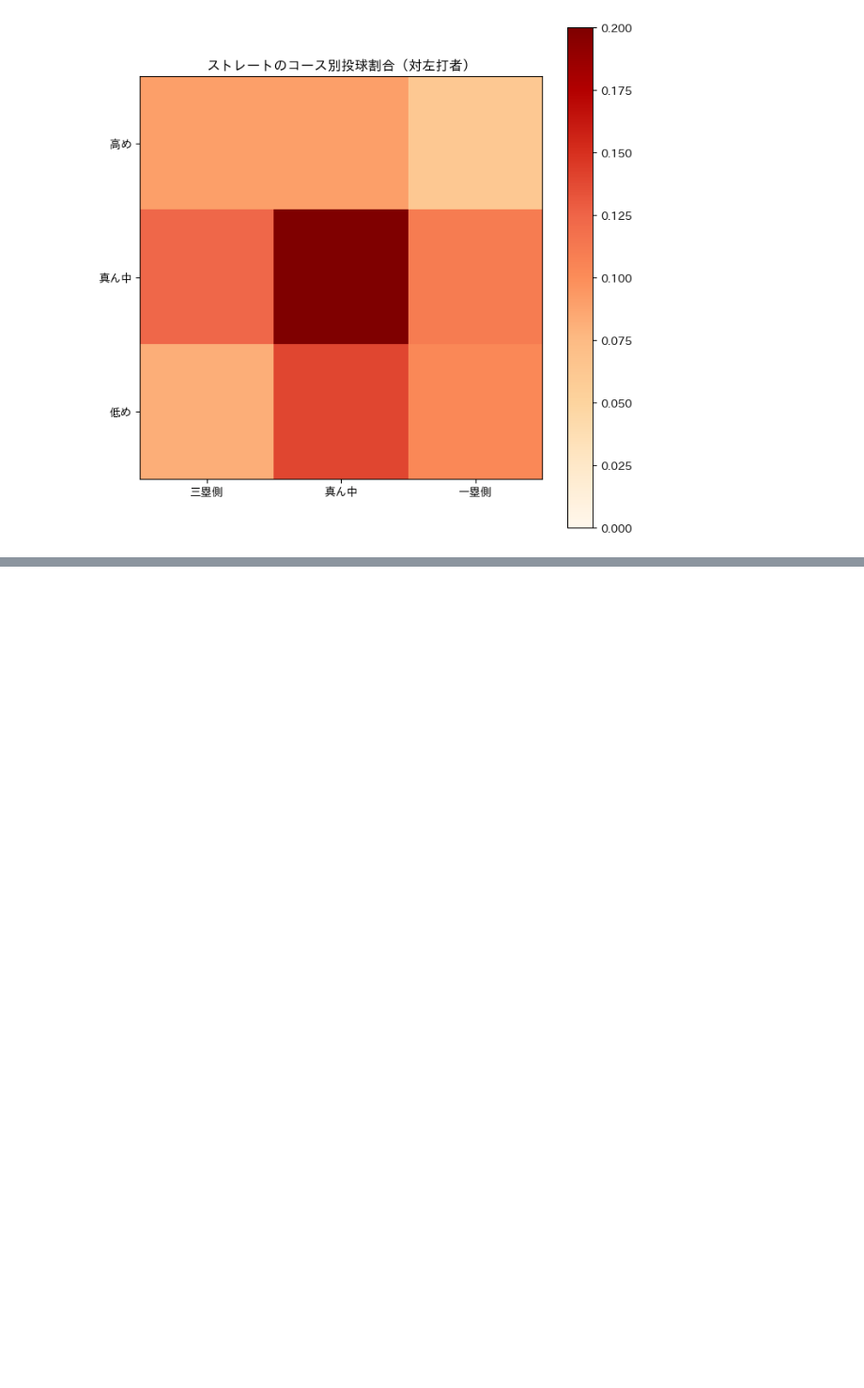
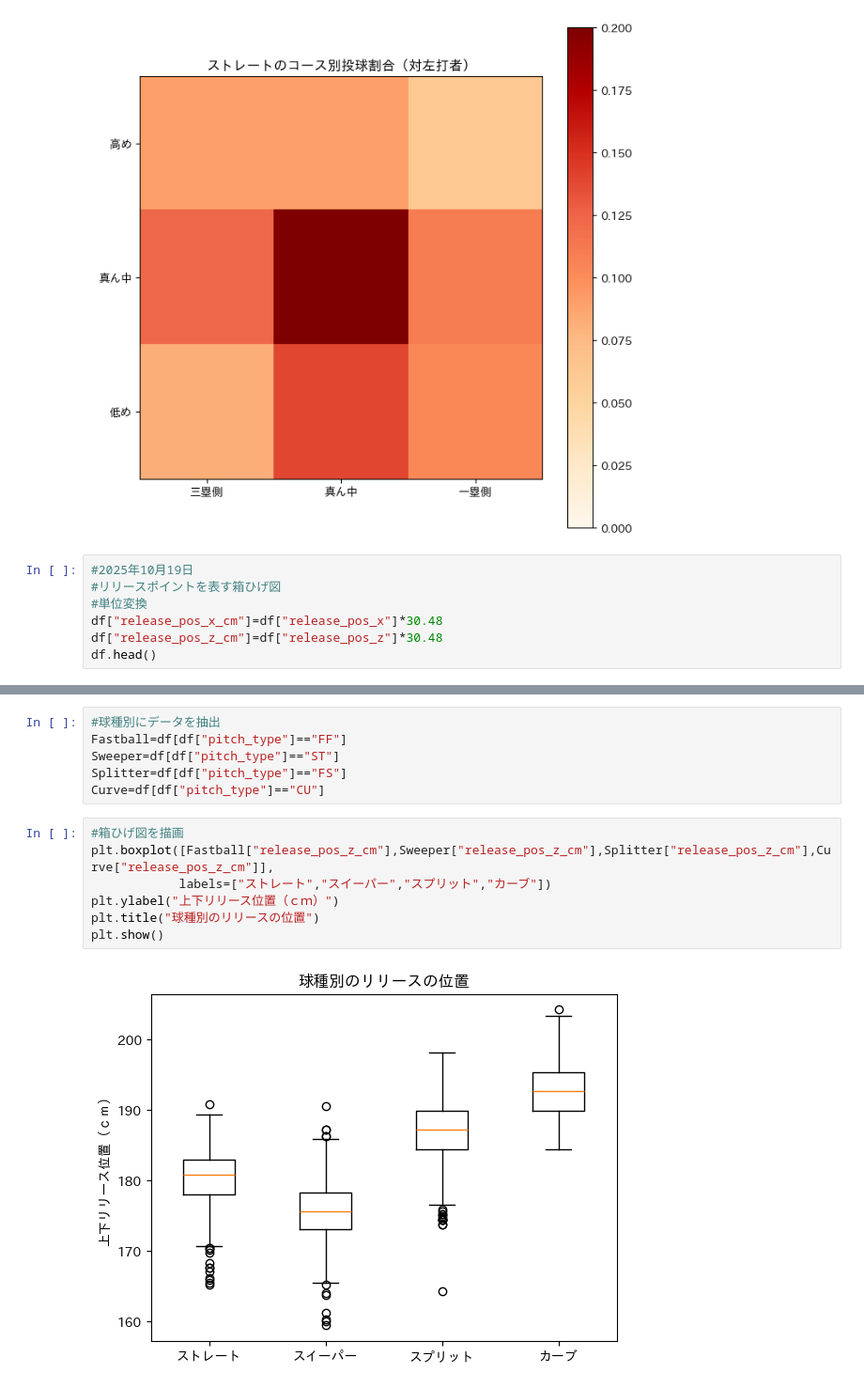
Before and after one commit to hitomitsu50/SportsData_Portfolio, a Jupyter notebook: 野球データ.ipynb, the cells around one changed output, grey strips where cells are left out. Shown: that part at 94% size. Cells and saved outputs as stored; diff of their text form; blank space fills up the shorter version.

```diff
--- a/野球データ.ipynb
+++ b/野球データ.ipynb
@@ -369,3 +374,10 @@ create_heatmap(Fastball_Left,"ストレートのコース別投球割合（対
 # %% [output]
 [figure]
 [figure]
+# %%
+#2025年10月19日
+#リリースポイントを表す箱ひげ図
+#単位変換
+df["release_pos_x_cm"]=df["release_pos_x"]*30.48
+df["release_pos_z_cm"]=df["release_pos_z"]*30.48
+df.head()
@@ -371,0 +392,15 @@ create_heatmap(Fastball_Left,"ストレートのコース別投球割合（対
+# %%
+#球種別にデータを抽出
+Fastball=df[df["pitch_type"]=="FF"]
+Sweeper=df[df["pitch_type"]=="ST"]
+Splitter=df[df["pitch_type"]=="FS"]
+Curve=df[df["pitch_type"]=="CU"]
+# %%
+#箱ひげ図を描画
+plt.boxplot([Fastball["release_pos_z_cm"],Sweeper["release_pos_z_cm"],Splitter["release_pos_z_cm"],Curve["release_pos_z_cm"]],
+            labels=["ストレート","スイーパー","スプリット","カーブ"])
+plt.ylabel("上下リリース位置（ｃｍ）")
+plt.title("球種別のリリースの位置")
+plt.show()
+# %% [output]
+[figure, added]
```
Also changed, not shown: parts of 3 cells of this notebook.
